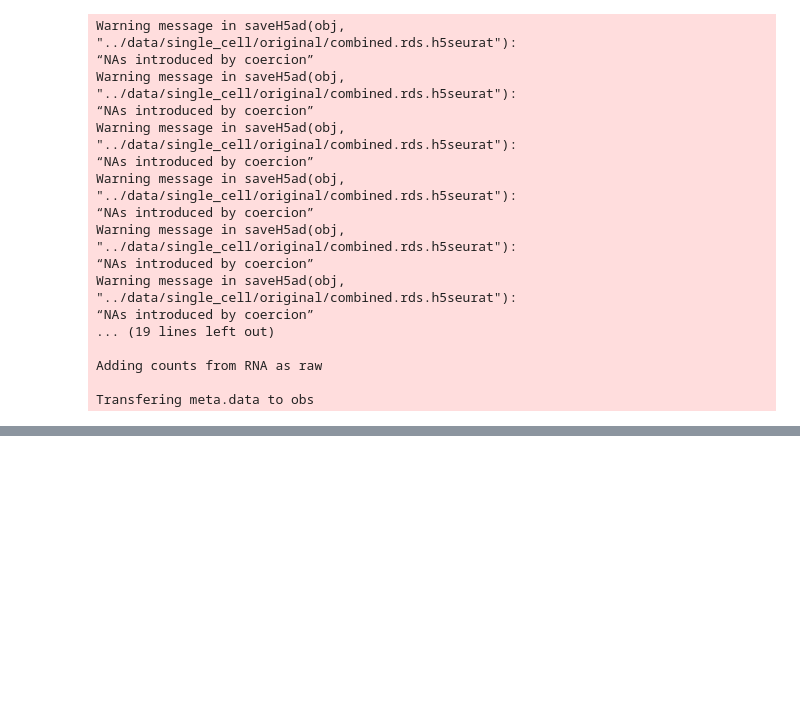
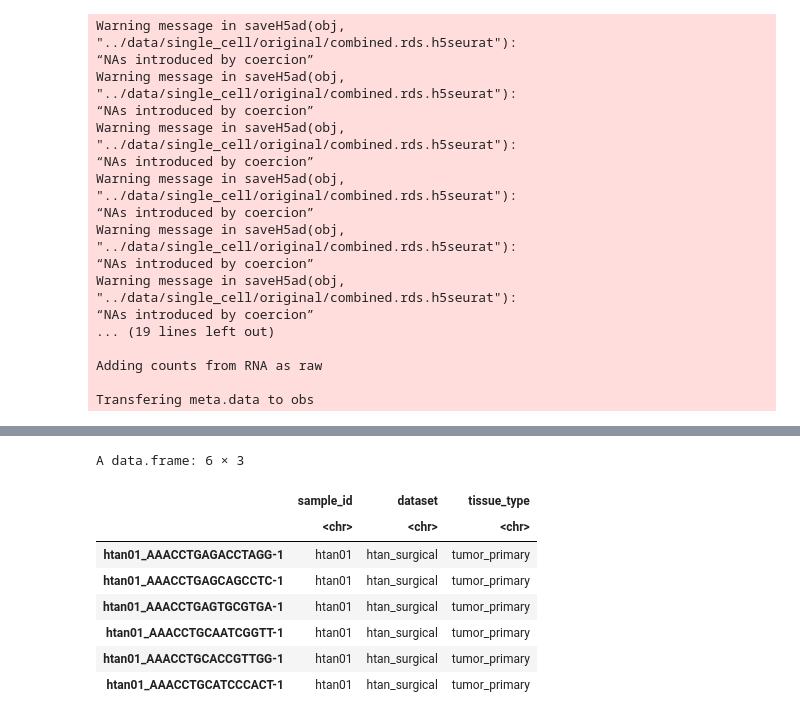
Before and after one commit to estorrs/single-cell-pdac, a Jupyter notebook: notebooks/rds_conversion.ipynb, the cells around one changed output, grey strips where cells are left out. Drawn from its saved outputs; the diff is of its cells as text; code cells hidden in the pictures; blank space fills up the shorter version.

```diff
--- a/notebooks/rds_conversion.ipynb
+++ b/notebooks/rds_conversion.ipynb
@@ -312,0 +327,3 @@ Transfering meta.data to obs
+# %%
+obj <- LoadH5Seurat("../data/single_cell/original/count_matrix/counts.h5seurat", meta.data = FALSE, misc = FALSE)
+obj
@@ -312,0 +360,16 @@ Transfering meta.data to obs
+# %%
+obj = AddMetaData(object = obj, metadata = metadata$sample_id, col.name = "sample_id")
+obj = AddMetaData(object = obj, metadata = metadata$dataset, col.name = "dataset")
+obj = AddMetaData(object = obj, metadata = metadata$tissue_type, col.name = "tissue_type")
+# %%
+head(obj@meta.data)
+# %% [output]
+A data.frame: 6 × 3
+|  | sample_id | dataset | tissue_type |
+|  | <chr> | <chr> | <chr> |
+| htan01_AAACCTGAGACCTAGG-1 | htan01 | htan_surgical | tumor_primary |
+| htan01_AAACCTGAGCAGCCTC-1 | htan01 | htan_surgical | tumor_primary |
+| htan01_AAACCTGAGTGCGTGA-1 | htan01 | htan_surgical | tumor_primary |
+| htan01_AAACCTGCAATCGGTT-1 | htan01 | htan_surgical | tumor_primary |
+| htan01_AAACCTGCACCGTTGG-1 | htan01 | htan_surgical | tumor_primary |
+| htan01_AAACCTGCATCCCACT-1 | htan01 | htan_surgical | tumor_primary |
```
Also changed, not shown: parts of 10 cells of this notebook, 5 other files.
